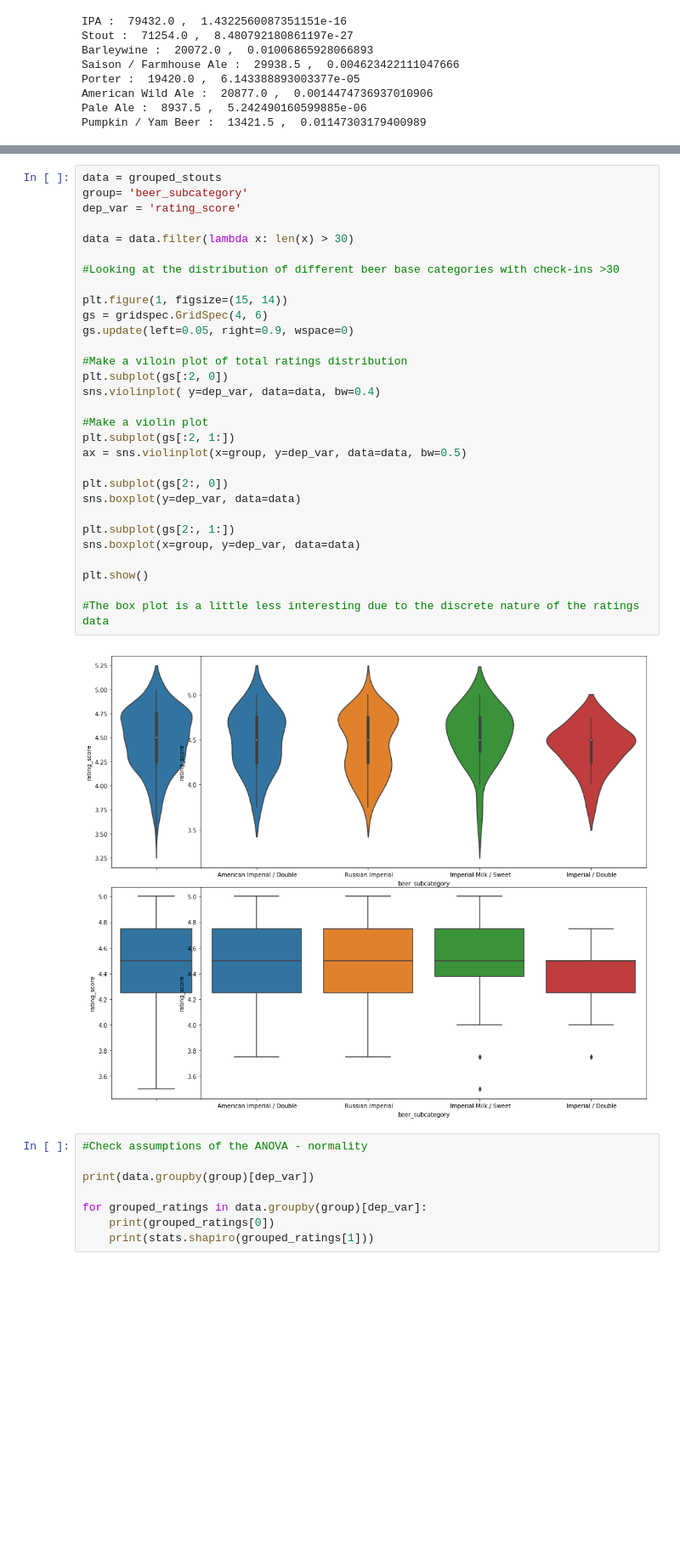
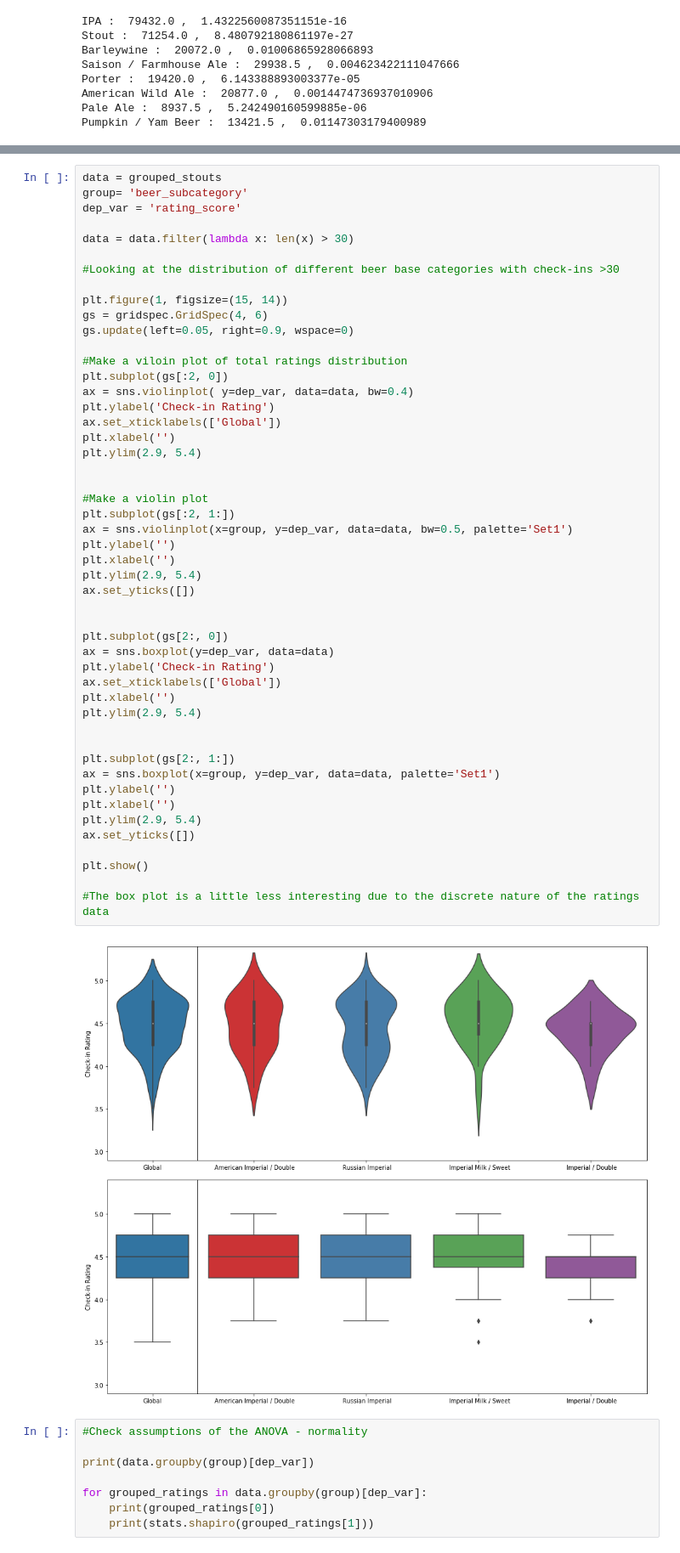
Before and after one commit to amrdixon/untappd, a Jupyter notebook: main/type_analysis.ipynb, the cells around one changed output, grey strips where cells are left out. Shown at 85% size. Saved outputs shown, nothing was run; the diff lists cells and outputs as text; blank space fills up the shorter version.

```diff
--- a/main/type_analysis.ipynb
+++ b/main/type_analysis.ipynb
@@ -525,35 +563,54 @@ stout_subcat_df.style.bar(color='yellow')
 # %%
 data = grouped_stouts
 group= 'beer_subcategory'
 dep_var = 'rating_score'
 
 data = data.filter(lambda x: len(x) > 30)
 
 #Looking at the distribution of different beer base categories with check-ins >30
 
 plt.figure(1, figsize=(15, 14))
 gs = gridspec.GridSpec(4, 6)
 gs.update(left=0.05, right=0.9, wspace=0)
 
 #Make a viloin plot of total ratings distribution
 plt.subplot(gs[:2, 0])
-sns.violinplot( y=dep_var, data=data, bw=0.4)
+ax = sns.violinplot( y=dep_var, data=data, bw=0.4)
+plt.ylabel('Check-in Rating')
+ax.set_xticklabels(['Global'])
+plt.xlabel('')
+plt.ylim(2.9, 5.4)
+
 
 #Make a violin plot
 plt.subplot(gs[:2, 1:])
-ax = sns.violinplot(x=group, y=dep_var, data=data, bw=0.5)
+ax = sns.violinplot(x=group, y=dep_var, data=data, bw=0.5, palette='Set1')
+plt.ylabel('')
+plt.xlabel('')
+plt.ylim(2.9, 5.4)
+ax.set_yticks([])
+
 
 plt.subplot(gs[2:, 0])
-sns.boxplot(y=dep_var, data=data)
+ax = sns.boxplot(y=dep_var, data=data)
+plt.ylabel('Check-in Rating')
+ax.set_xticklabels(['Global'])
+plt.xlabel('')
+plt.ylim(2.9, 5.4)
+
 
 plt.subplot(gs[2:, 1:])
-sns.boxplot(x=group, y=dep_var, data=data)
+ax = sns.boxplot(x=group, y=dep_var, data=data, palette='Set1')
+plt.ylabel('')
+plt.xlabel('')
+plt.ylim(2.9, 5.4)
+ax.set_yticks([])
 
 plt.show()
 
 #The box plot is a little less interesting due to the discrete nature of the ratings data
 # %% [output]
-[figure, old version]
+[figure, new version]
 # %%
 #Check assumptions of the ANOVA - normality
 
```
Also changed, not shown: parts of 17 cells of this notebook, 2 other files.
